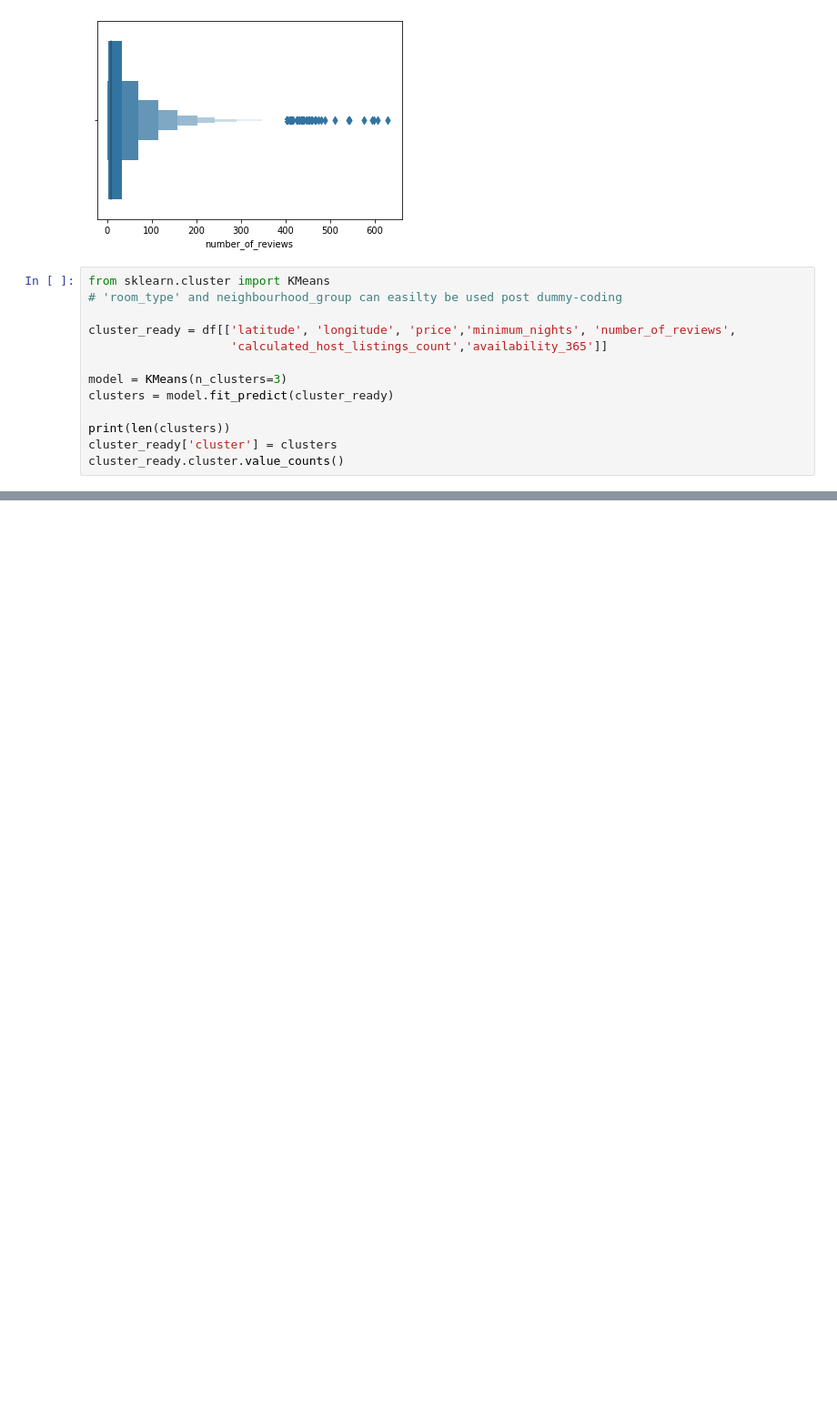
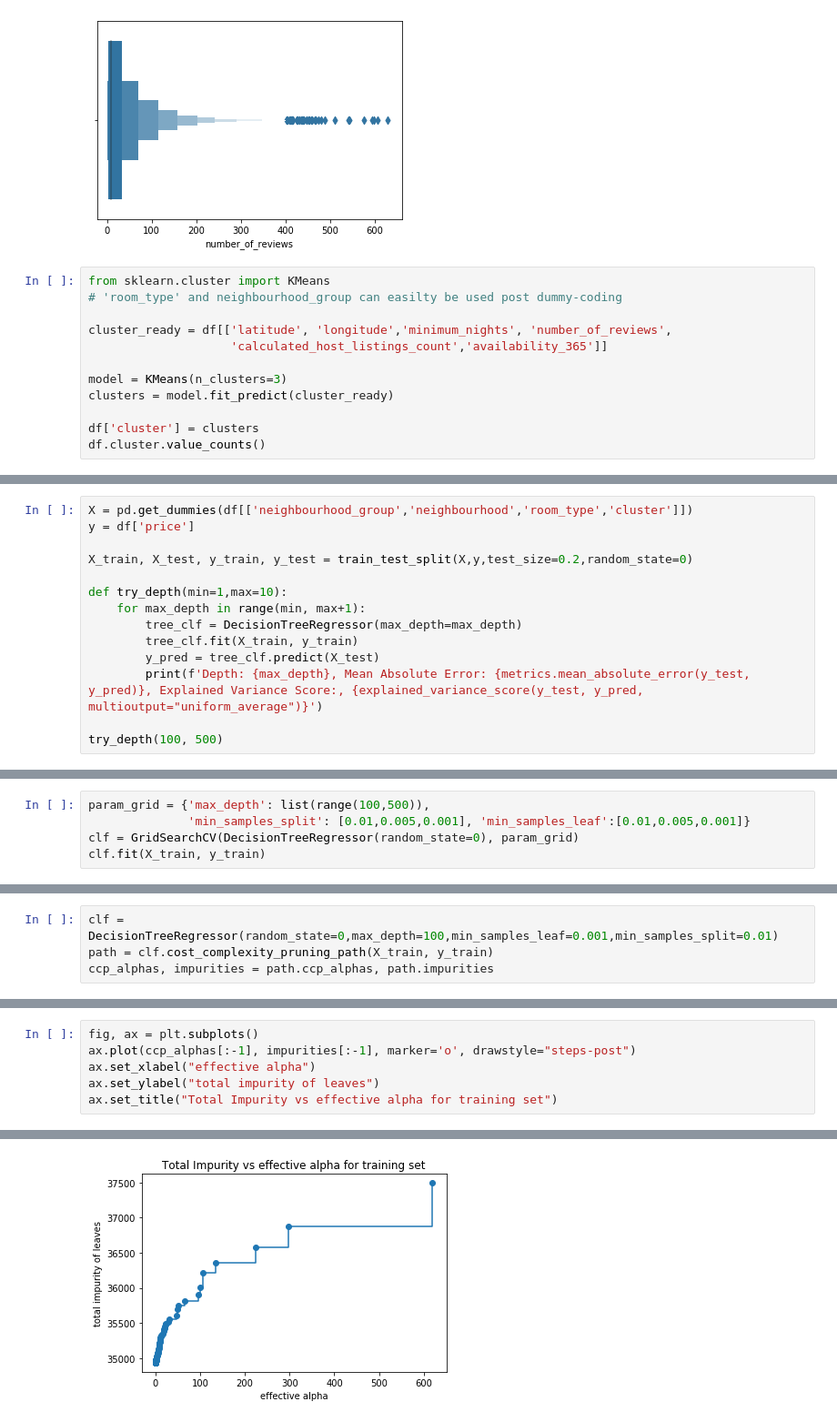
Before and after one commit to anshuldante/ai-ds-ml-practical, a Jupyter notebook: machine-learning-and-ai-foundations-clustering-and-association/Exercise Files/CH02/notebook.ipynb, the cells around one changed output, grey strips where cells are left out. Shown at 91% size. Drawn from its saved outputs; the diff is of its cells as text; blank space fills up the shorter version.

```diff
--- a/machine-learning-and-ai-foundations-clustering-and-association/Exercise Files/CH02/notebook.ipynb
+++ b/machine-learning-and-ai-foundations-clustering-and-association/Exercise Files/CH02/notebook.ipynb
@@ -30,13 +34,12 @@ sns.boxenplot(x=df['number_of_reviews'])
 from sklearn.cluster import KMeans
 # 'room_type' and neighbourhood_group can easilty be used post dummy-coding
 
-cluster_ready = df[['latitude', 'longitude', 'price','minimum_nights', 'number_of_reviews',
+cluster_ready = df[['latitude', 'longitude','minimum_nights', 'number_of_reviews',
                     'calculated_host_listings_count','availability_365']]
 
 model = KMeans(n_clusters=3)
 clusters = model.fit_predict(cluster_ready)
 
-print(len(clusters))
-cluster_ready['cluster'] = clusters
-cluster_ready.cluster.value_counts()
+df['cluster'] = clusters
+df.cluster.value_counts()
 # %% [output]
@@ -103,0 +73,14 @@ Name: cluster, dtype: int64
+# %%
+X = pd.get_dummies(df[['neighbourhood_group','neighbourhood','room_type','cluster']])
+y = df['price']
+
+X_train, X_test, y_train, y_test = train_test_split(X,y,test_size=0.2,random_state=0)
+
+def try_depth(min=1,max=10):
+    for max_depth in range(min, max+1):
+        tree_clf = DecisionTreeRegressor(max_depth=max_depth)
+        tree_clf.fit(X_train, y_train)
+        y_pred = tree_clf.predict(X_test)
+        print(f'Depth: {max_depth}, Mean Absolute Error: {metrics.mean_absolute_error(y_test, y_pred)}, Explained Variance Score:, {explained_variance_score(y_test, y_pred, multioutput="uniform_average")}')
+
+try_depth(100, 500)
@@ -103,0 +99,5 @@ Name: cluster, dtype: int64
+# %%
+param_grid = {'max_depth': list(range(100,500)),
+              'min_samples_split': [0.01,0.005,0.001], 'min_samples_leaf':[0.01,0.005,0.001]}
+clf = GridSearchCV(DecisionTreeRegressor(random_state=0), param_grid)
+clf.fit(X_train, y_train)
@@ -103,0 +129,4 @@ Name: cluster, dtype: int64
+# %%
+clf = DecisionTreeRegressor(random_state=0,max_depth=100,min_samples_leaf=0.001,min_samples_split=0.01)
+path = clf.cost_complexity_pruning_path(X_train, y_train)
+ccp_alphas, impurities = path.ccp_alphas, path.impurities
@@ -103,0 +153,7 @@ Name: cluster, dtype: int64
+# %%
+fig, ax = plt.subplots()
+ax.plot(ccp_alphas[:-1], impurities[:-1], marker='o', drawstyle="steps-post")
+ax.set_xlabel("effective alpha")
+ax.set_ylabel("total impurity of leaves")
+ax.set_title("Total Impurity vs effective alpha for training set")
+# %% [output]
@@ -103,0 +161 @@ Name: cluster, dtype: int64
+[figure, added]
```
Also changed, not shown: parts of 16 cells of this notebook, 3 other files.
